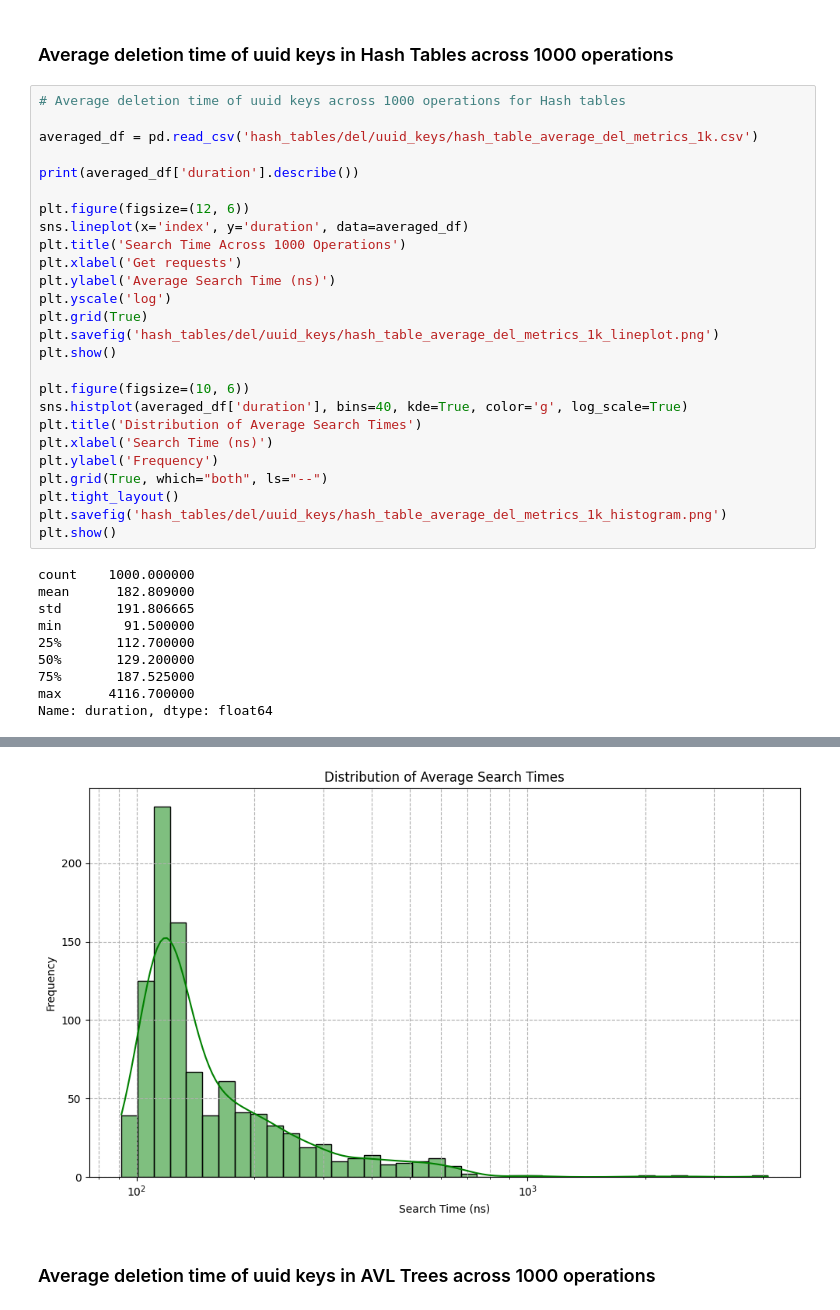
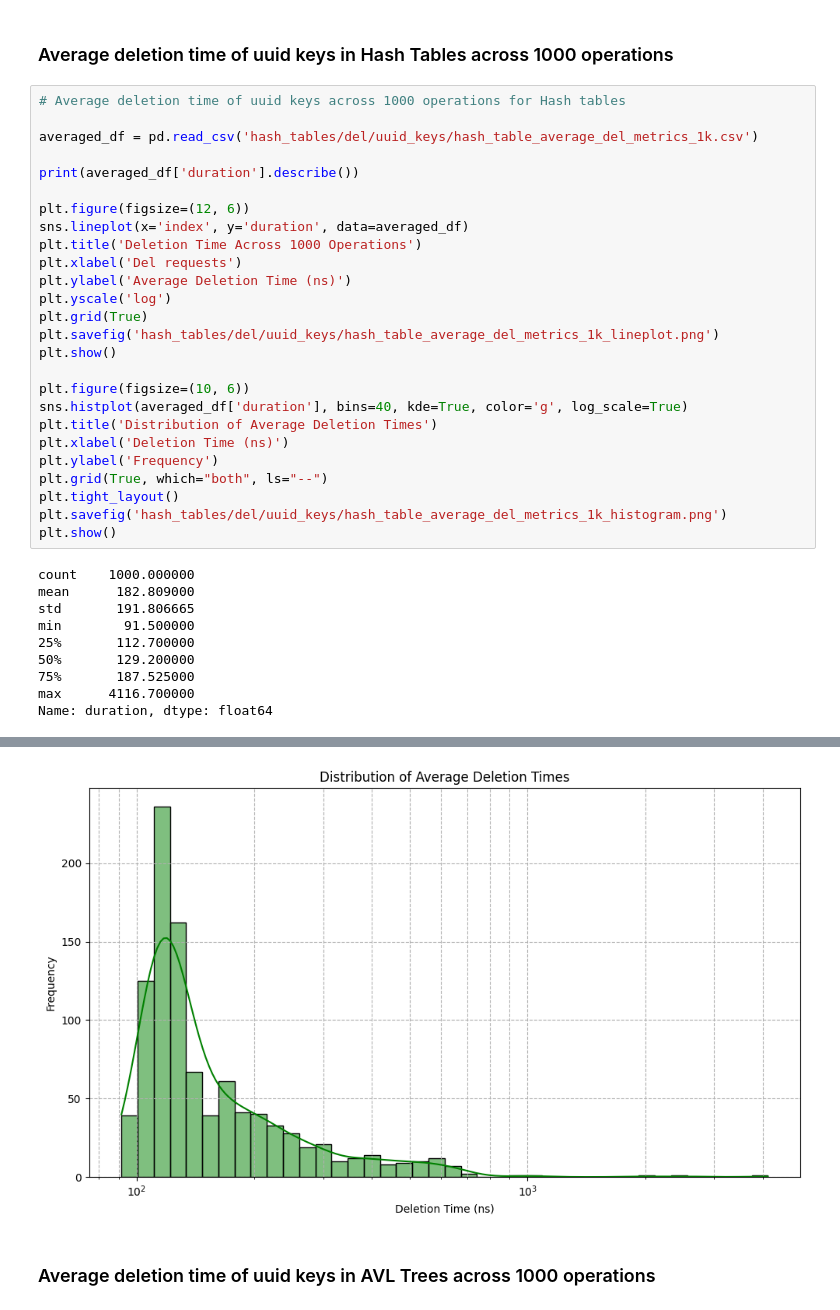
Before and after one commit to rayaan01/switchboard, a Jupyter notebook: jupyter/Analysis.ipynb, the cells around one changed output, grey strips where cells are left out. Cells and saved outputs as stored; diff of their text form.

```diff
--- a/jupyter/Analysis.ipynb
+++ b/jupyter/Analysis.ipynb
@@ -357,39 +357,39 @@ Name: duration, dtype: float64
 
 averaged_df = pd.read_csv('hash_tables/del/uuid_keys/hash_table_average_del_metrics_1k.csv')
 
 print(averaged_df['duration'].describe())
 
 plt.figure(figsize=(12, 6))
 sns.lineplot(x='index', y='duration', data=averaged_df)
-plt.title('Search Time Across 1000 Operations')
-plt.xlabel('Get requests')
-plt.ylabel('Average Search Time (ns)')
+plt.title('Deletion Time Across 1000 Operations')
+plt.xlabel('Del requests')
+plt.ylabel('Average Deletion Time (ns)')
 plt.yscale('log')
 plt.grid(True)
 plt.savefig('hash_tables/del/uuid_keys/hash_table_average_del_metrics_1k_lineplot.png')
 plt.show()
 
 plt.figure(figsize=(10, 6))
 sns.histplot(averaged_df['duration'], bins=40, kde=True, color='g', log_scale=True)
-plt.title('Distribution of Average Search Times')
-plt.xlabel('Search Time (ns)')
+plt.title('Distribution of Average Deletion Times')
+plt.xlabel('Deletion Time (ns)')
 plt.ylabel('Frequency')
 plt.grid(True, which="both", ls="--")
 plt.tight_layout()
 plt.savefig('hash_tables/del/uuid_keys/hash_table_average_del_metrics_1k_histogram.png')
 plt.show()
 # %% [output]
 count    1000.000000
 mean      182.809000
 std       191.806665
 min        91.500000
 25%       112.700000
 50%       129.200000
 75%       187.525000
 max      4116.700000
 Name: duration, dtype: float64
 [figure]
-[figure, old version]
+[figure, new version]
 # %% [markdown]
 ### Average deletion time of uuid keys in AVL Trees across 1000 operations
 # %%
```
Also changed, not shown: parts of 6 cells of this notebook, 4 other files.
